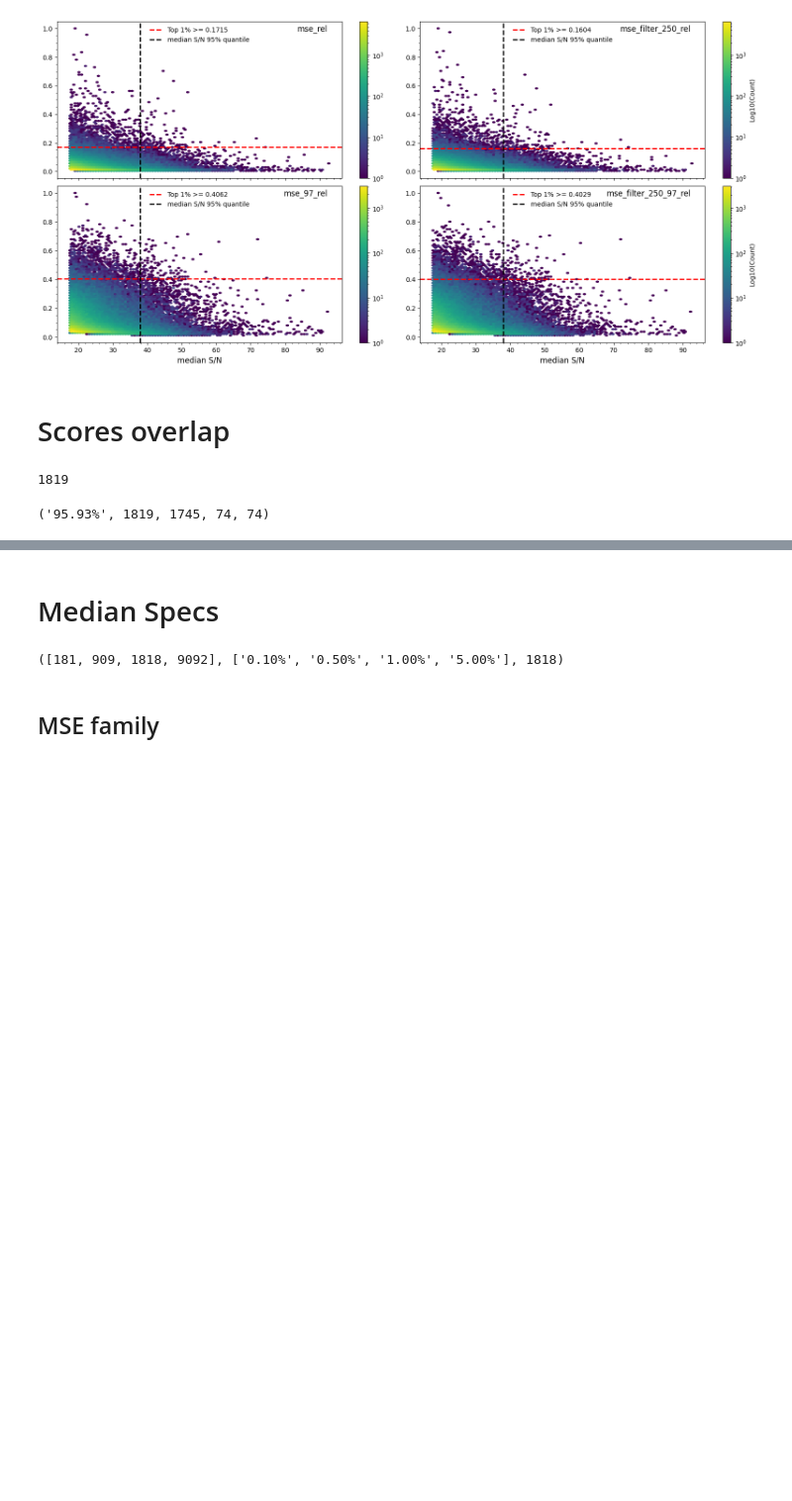
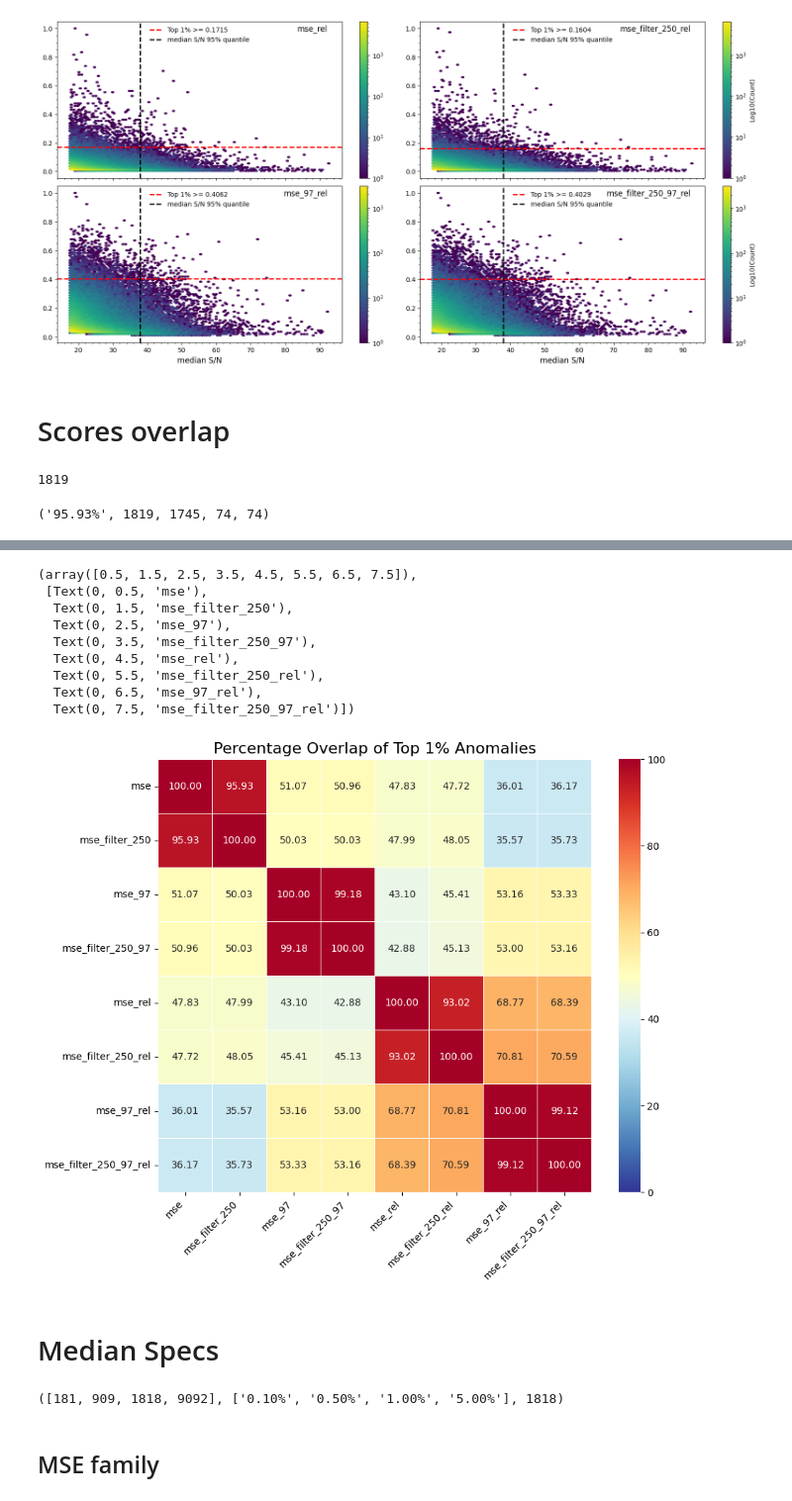
Before and after one commit to ed-ortizm/anomaly, a Jupyter notebook: thesis/01_scores.ipynb, the cells around one changed output, grey strips where cells are left out. Shown at 99% size. Cells and saved outputs as stored; diff of their text form; code cells hidden in the pictures; blank space fills up the shorter version.

```diff
--- a/thesis/01_scores.ipynb
+++ b/thesis/01_scores.ipynb
@@ -634,3 +642,27 @@ overlap_pct = (len(common_ids)/len(ids_a))*100
 f"{overlap_pct:.2f}%", len(ids_a), len(common_ids), len(only_in_a), len(only_in_b)
 # %% [output]
 ('95.93%', 1819, 1745, 74, 74)
+# %%
+all_scores = mse_cols + mse_rel_cols
+
+overlap_df = pd.DataFrame(
+    index=all_scores,
+    columns=all_scores,
+    dtype=float
+)
+
+for score_a in all_scores:
+
+    for score_b in all_scores:
+
+        if score_a == score_b:
+
+            overlap_df.loc[score_a, score_b] = 100.0
+
+        else:
+            ids_a, ids_b, common, _, _ = overlap_pair_scores(score_a, score_b, merged_df)
+
+            pct = (len(common) / len(ids_a)) * 100
+            overlap_df.loc[score_a, score_b] = pct
+
+overlap_df.round(2)
@@ -637,3 +679,29 @@ f"{overlap_pct:.2f}%", len(ids_a), len(common_ids), len(only_in_a), len(only_in_
+# %%
+plt.figure(figsize=(10, 8))
+
+sns.heatmap(
+    overlap_df,
+    annot=True,       # Show the numbers in the squares
+    fmt=".2f",        # Format as integers (e.g., "85") or ".1f" for "85.2"
+    cmap="RdYlBu_r",  # Red-Yellow-Blue reversed (Red=High Overlap, Blue=Low)
+    vmin=0, vmax=100, # Fix scale from 0 to 100%
+    linewidths=0.5,   # Grid lines
+    square=True       # Force square cells
+)
+plt.title("Percentage Overlap of Top 1% Anomalies", fontsize=16)
+plt.xticks(rotation=45, ha='right')
+plt.yticks(rotation=0)
+# %% [output]
+(array([0.5, 1.5, 2.5, 3.5, 4.5, 5.5, 6.5, 7.5]),
+ [Text(0, 0.5, 'mse'),
+  Text(0, 1.5, 'mse_filter_250'),
+  Text(0, 2.5, 'mse_97'),
+  Text(0, 3.5, 'mse_filter_250_97'),
+  Text(0, 4.5, 'mse_rel'),
+  Text(0, 5.5, 'mse_filter_250_rel'),
+  Text(0, 6.5, 'mse_97_rel'),
+  Text(0, 7.5, 'mse_filter_250_97_rel')])
+[figure, added]
 # %% [markdown]
 # Median Specs
 # %%
```
Also changed, not shown: parts of 18 cells of this notebook.
